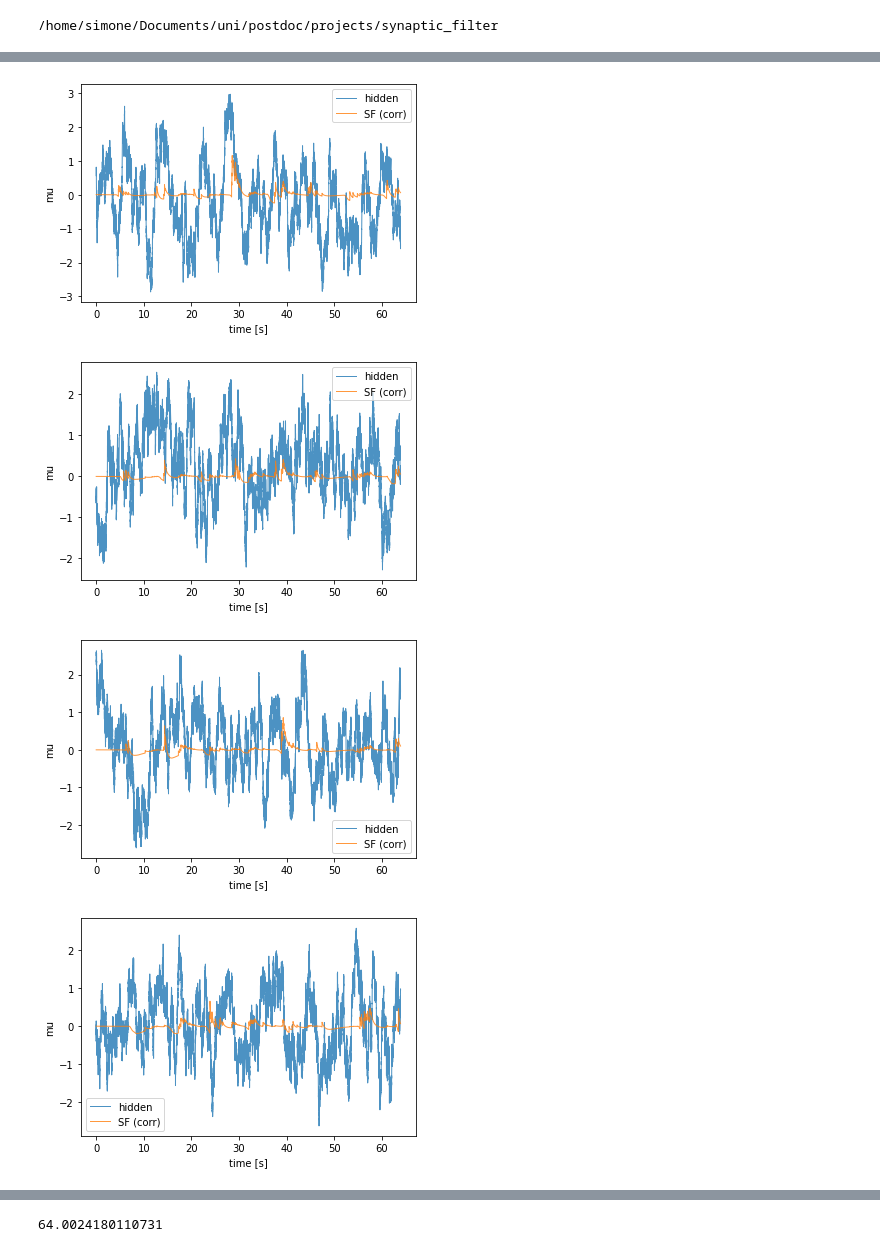
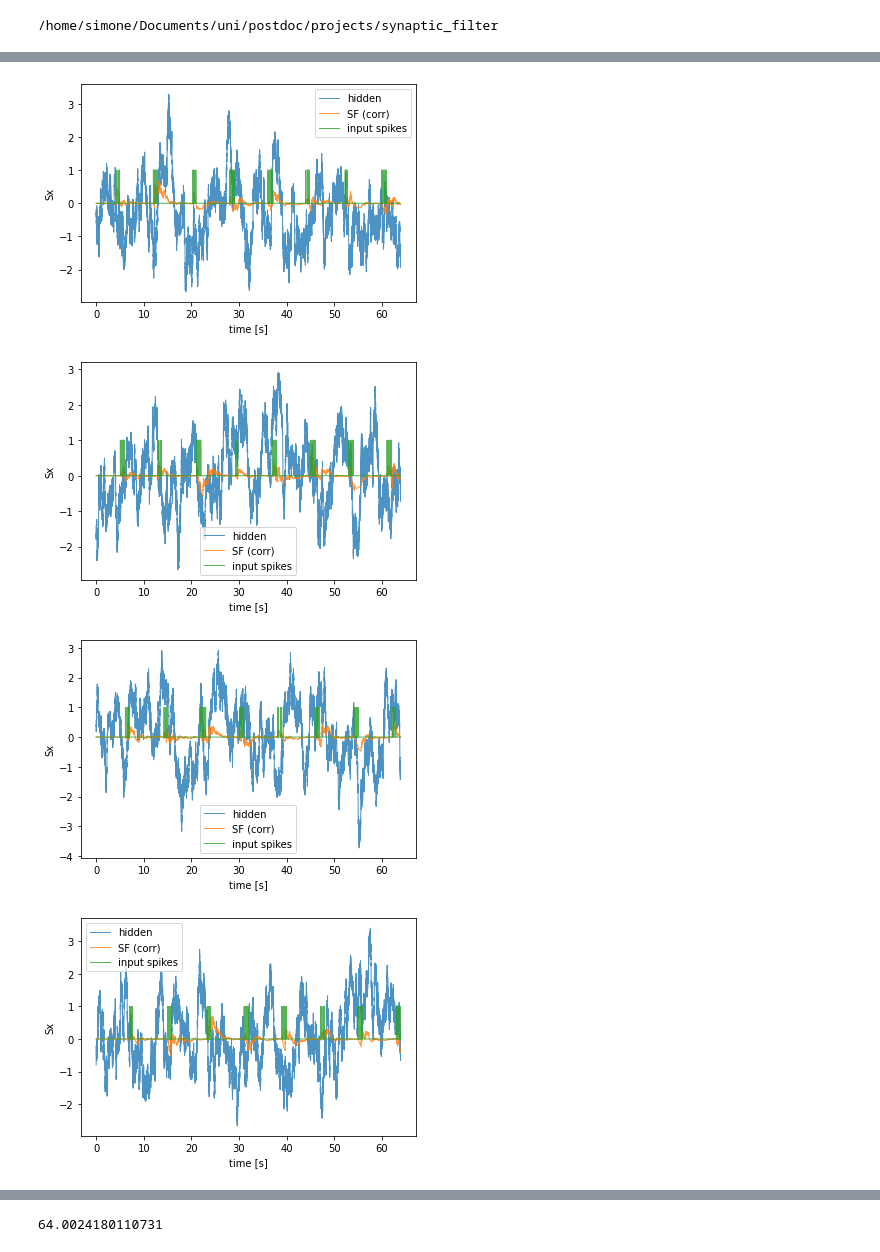
Before and after one commit to Theoretical-Neuroscience-Group/synaptic_filter, a Jupyter notebook: notebooks/MWE.ipynb, the cells around one changed output, grey strips where cells are left out. Saved outputs shown, nothing was run; the diff lists cells and outputs as text; code cells hidden in the pictures.

Commit message:
add output figures

```diff
--- a/notebooks/MWE.ipynb
+++ b/notebooks/MWE.ipynb
@@ -67,11 +67,11 @@ p['rate'] = 10 # Hz  # pre-synaptic firing rate
 p['tau_ou'] = 1
 p['tau_d'] = 2  # should not matter here
 p['tau_x_wiggle'] = 10 # should not move and represent some equilibrium approx.
-p['g0'] = 1
+p['g0'] = 20
 p['beta'] = 0.1
 p['dt'] = 0.001
 p['epoch_num'] = 64
-p['rate'] = 10 # Hz  # pre-synaptic firing rate
+p['rate'] = 20 # Hz  # pre-synaptic firing rate
 p['g0dt'] = p['g0']*p['dt']
 p['tau'] = 2
 
@@ -107,7 +112,7 @@ for i in range(0,64,8):
     vplt(v,p,key='w',dim=i,cut=1,c=None,err=True,alpha=0.8)
     vplt(v,p,key='mu',dim=i,cut=1,c=None,err=True,alpha=0.8)
     vplt(v,p,key='Sx',dim=i,cut=1,c=None,err=True,alpha=0.8)
-    vplt(v,p,key='y',dim=1,cut=1,c=None,err=True,alpha=0.8)
+    #vplt(v,p,key='y',dim=1,cut=1,c=None,err=True,alpha=0.8)
     plt.legend(['hidden','SF (corr)','input spikes','output spikes'])
 
     plt.show(), plt.close()
@@ -119,5 +124,5 @@ for i in range(0,64,8):
-[figure, old version]
+[figure, new version]
-[figure, old version]
+[figure, new version]
-[figure, old version]
+[figure, new version]
-[figure, old version]
+[figure, new version]
 # %%
```
Also changed, not shown: parts of 7 cells of this notebook.
